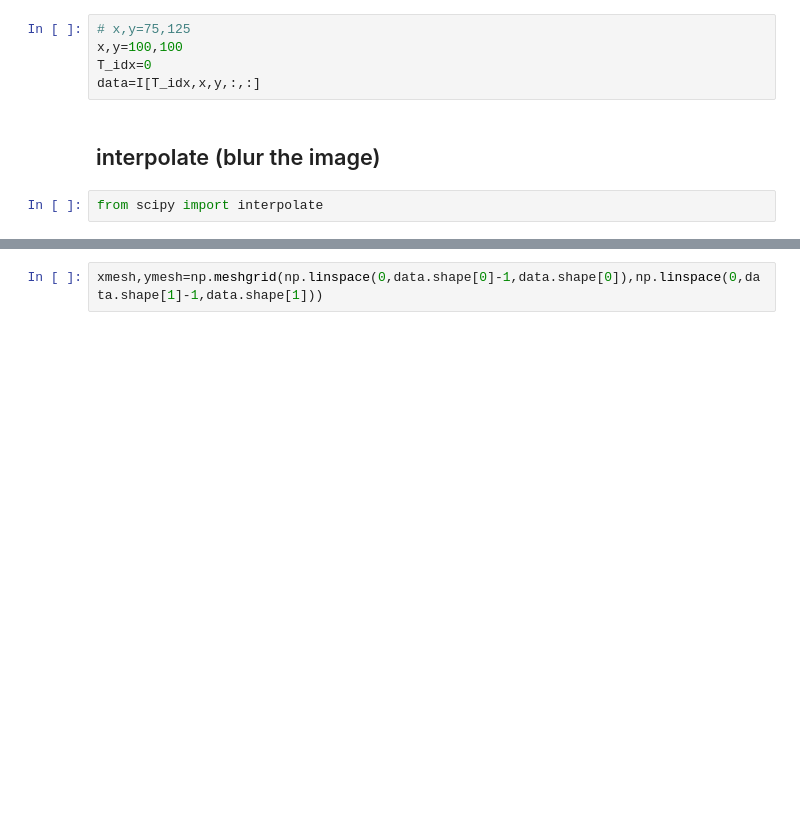
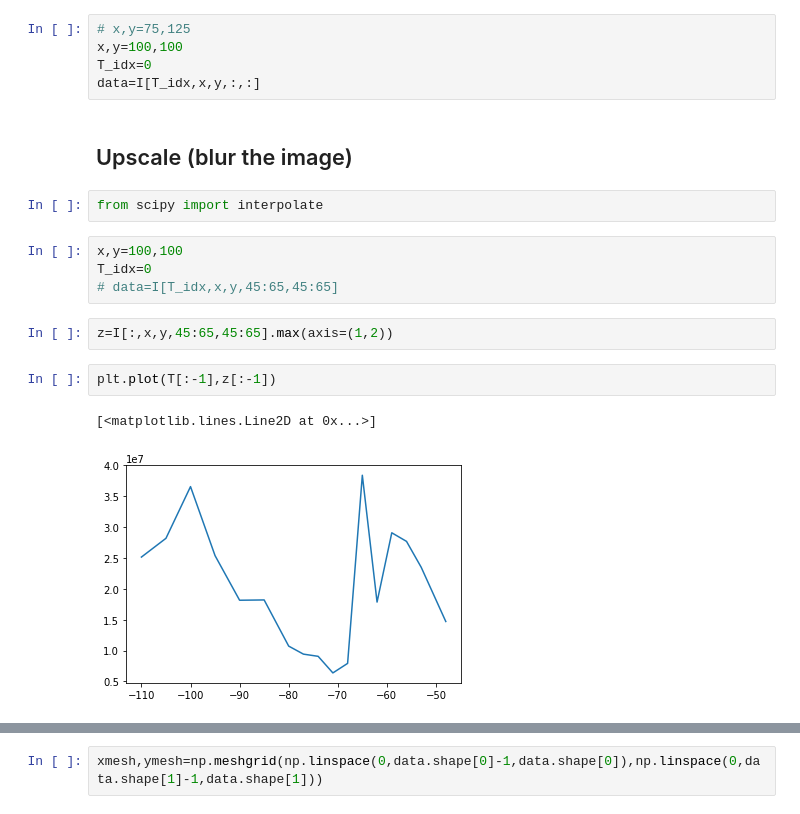
Before and after one commit to hainingpan/4D, a Jupyter notebook: XTEC_STEM_recal.ipynb, the cells around one changed output, grey strips where cells are left out. Saved outputs shown, nothing was run; the diff lists cells and outputs as text; blank space fills up the shorter version.

```diff
--- a/XTEC_STEM_recal.ipynb
+++ b/XTEC_STEM_recal.ipynb
@@ -83,6 +83,17 @@ x,y=100,100
 T_idx=0
 data=I[T_idx,x,y,:,:]
 # %% [markdown]
-## interpolate (blur the image)
+## Upscale (blur the image)
 # %%
 from scipy import interpolate
+# %%
+x,y=100,100
+T_idx=0
+# data=I[T_idx,x,y,45:65,45:65]
+# %%
+z=I[:,x,y,45:65,45:65].max(axis=(1,2))
+# %%
+plt.plot(T[:-1],z[:-1])
+# %% [output]
+[<matplotlib.lines.Line2D at 0x...>]
+[figure, added]
```
Also changed, not shown: parts of 70 cells of this notebook.
